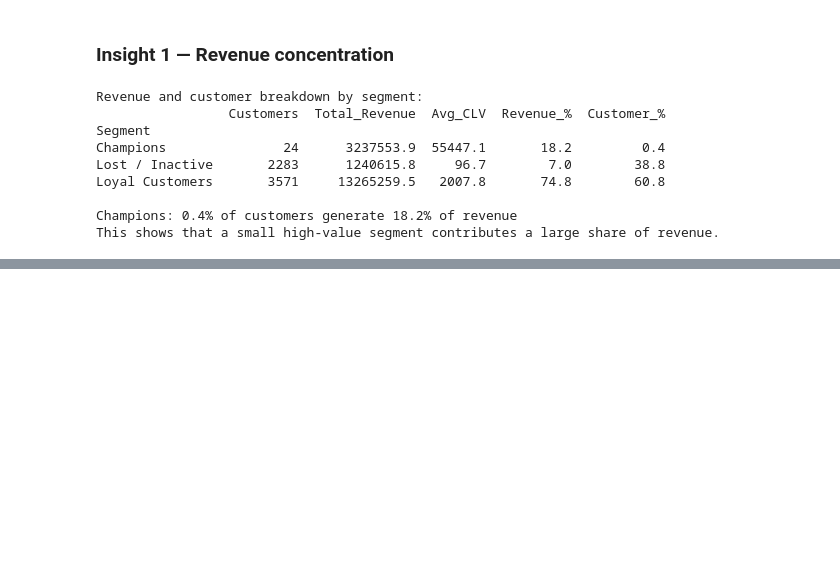
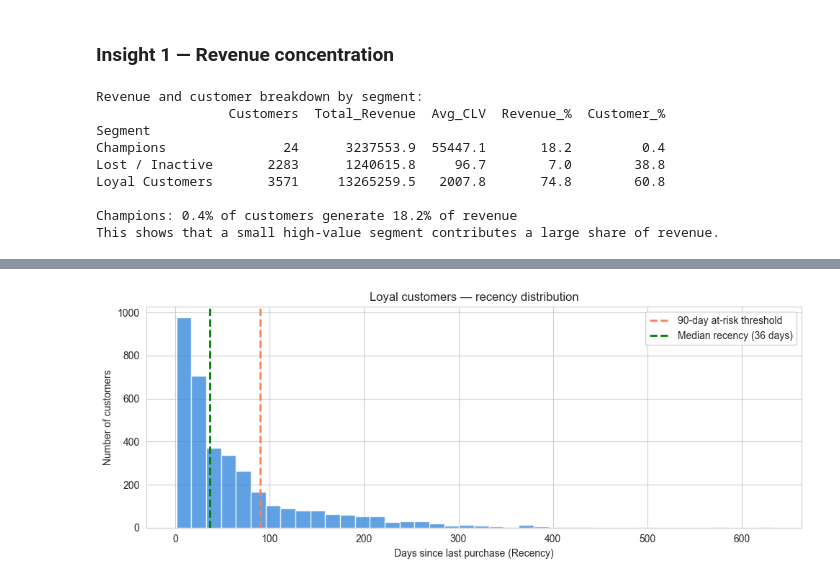
Before and after one commit to Ashik-Patel/retaillens, a Jupyter notebook: notebooks/4_business_insights.ipynb, the cells around one changed output, grey strips where cells are left out. Cells and saved outputs as stored; diff of their text form; code cells hidden in the pictures; blank space fills up the shorter version.

```diff
--- a/notebooks/4_business_insights.ipynb
+++ b/notebooks/4_business_insights.ipynb
@@ -105,0 +323,41 @@ This shows that a small high-value segment contributes a large share of revenue.
+# %%
+# Calculate median recency for Loyal Customers
+median_recency = loyal['Recency'].median()
+
+# Create histogram
+plt.figure(figsize=(10, 4))
+
+plt.hist(
+    loyal['Recency'],
+    bins=40,
+    color='#378ADD',
+    alpha=0.8,
+    edgecolor='white'
+)
+
+# Add 90-day at-risk threshold line
+plt.axvline(
+    90,
+    color='coral',
+    linestyle='--',
+    linewidth=2,
+    label='90-day at-risk threshold'
+)
+
+# Add median recency line
+plt.axvline(
+    median_recency,
+    color='green',
+    linestyle='--',
+    linewidth=2,
+    label=f'Median recency ({median_recency:.0f} days)'
+)
+
+plt.title("Loyal customers — recency distribution")
+plt.xlabel("Days since last purchase (Recency)")
+plt.ylabel("Number of customers")
+plt.legend()
+plt.tight_layout()
+plt.show()
+# %% [output]
+[figure, added]
```
Also changed, not shown: parts of 12 cells of this notebook.
